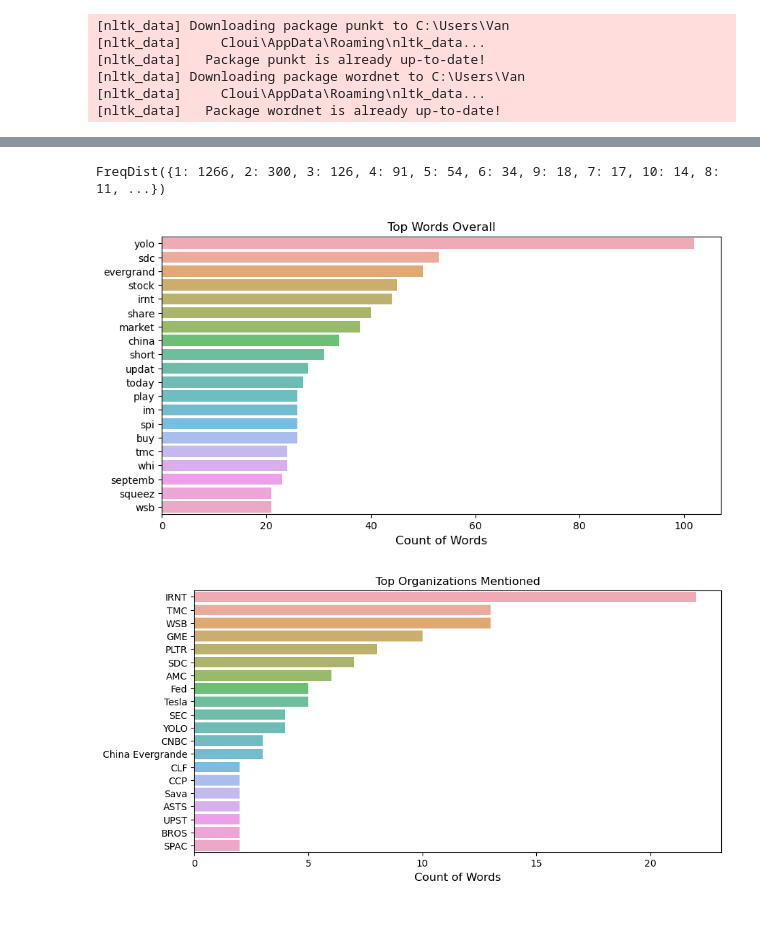
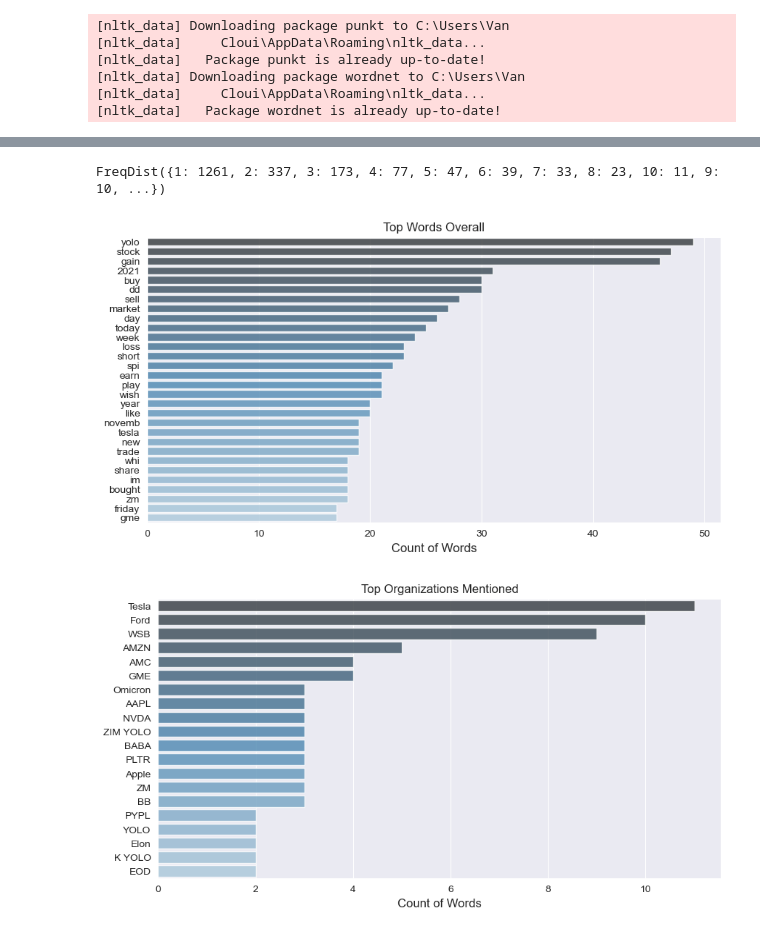
Before and after one commit to ChuloIva/ma-staff, a Jupyter notebook: Top 800 WSB NLP.ipynb, the cells around one changed output, grey strips where cells are left out. Drawn from its saved outputs; the diff is of its cells as text; code cells hidden in the pictures.

```diff
--- a/Top 800 WSB NLP.ipynb
+++ b/Top 800 WSB NLP.ipynb
@@ -37,7 +37,10 @@ reddit = praw.Reddit(client_id='gP1ZDwru6lQ7_Q', \
 
 subreddit = reddit.subreddit('wallstreetbets')
 
-gains_list = subreddit.hot(limit=800)
+# .hot, .new, .controversial, .top, and .gilded. You can also use .search("SEARCH_KEYWORDS")
+
+
+gains_list = subreddit.new(limit=800)
 
 gains_dict = { "title":[], \
                 "score":[], \
@@ -58,6 +61,11 @@ for submission in gains_list:
 
 
 gains_data = pd.DataFrame(gains_dict)
+
+def get_date(created):
+    return dt.datetime.fromtimestamp(created)
+_timestamp = gains_data["created"].apply(get_date)
+gains_data = gains_data.assign(timestamp = _timestamp)
 
 Title = gains_data["title"]
 
@@ -81,5 +89,5 @@ for line in all_sentences:
        lines.append(w)
 
 
-print(lines)
+# print(lines)
 # %% [output]
@@ -166,22 +138,23 @@ for words in df:
 
 freqdoctor
 # %% [output]
-FreqDist({1: 1266, 2: 300, 3: 126, 4: 91, 5: 54, 6: 34, 9: 18, 7: 17, 10: 14, 8: 11, ...})
+FreqDist({1: 1261, 2: 337, 3: 173, 4: 77, 5: 47, 6: 39, 7: 33, 8: 23, 10: 11, 9: 10, ...})
 # %%
 import matplotlib.pyplot as plt; plt.rcdefaults()
 import numpy as np
 import matplotlib.pyplot as plt
 import seaborn as sns
 # %%
-df = df[:20,]
+df = df[:30,]
+sns.set_style('darkgrid')
 plt.figure(figsize=(10,5))
-sns.barplot(df.values, df.index, alpha=0.8)
+sns.barplot(df.values, df.index, alpha=0.8,  palette="Blues_d")
 plt.title('Top Words Overall')
 plt.ylabel('', fontsize=12)
 plt.xlabel('Count of Words', fontsize=12)
 plt.show()
 # %% [output]
-[figure, old version]
+[figure, new version]
 # %%
 import spacy
 from spacy import displacy
@@ -209,13 +182,14 @@ df7 = df7['Word'].value_counts()
 # %%
 df = df7[:20,]
 plt.figure(figsize=(10,5))
-sns.barplot(df.values, df.index, alpha=0.8)
+sns.barplot(df.values, df.index, alpha=0.8,  palette="Blues_d")
+
 plt.title('Top Organizations Mentioned')
 plt.ylabel('', fontsize=12)
 plt.xlabel('Count of Words', fontsize=12)
 plt.show()
 # %% [output]
-[figure, old version]
+[figure, new version]
 # %%
 
 str1 = " "
```
Also changed, not shown: parts of 6 cells of this notebook, 3 other files.
